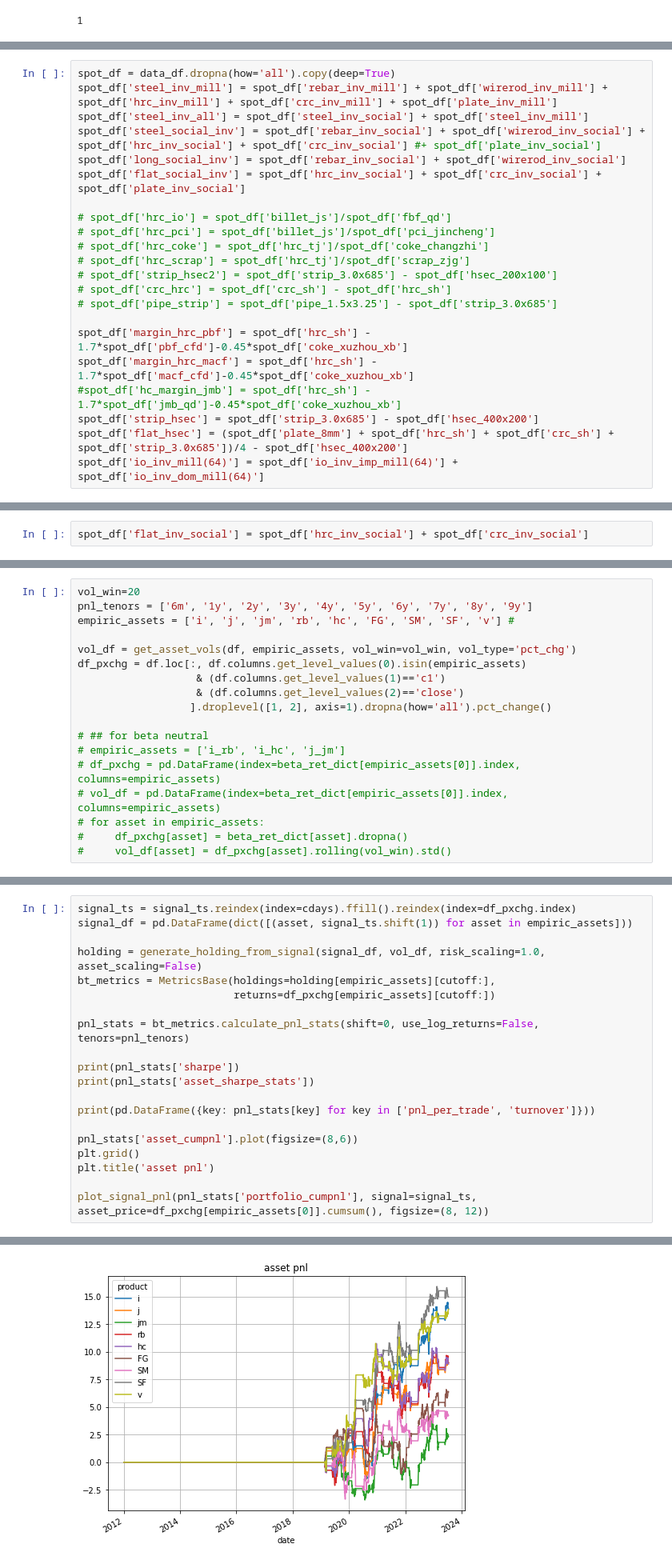
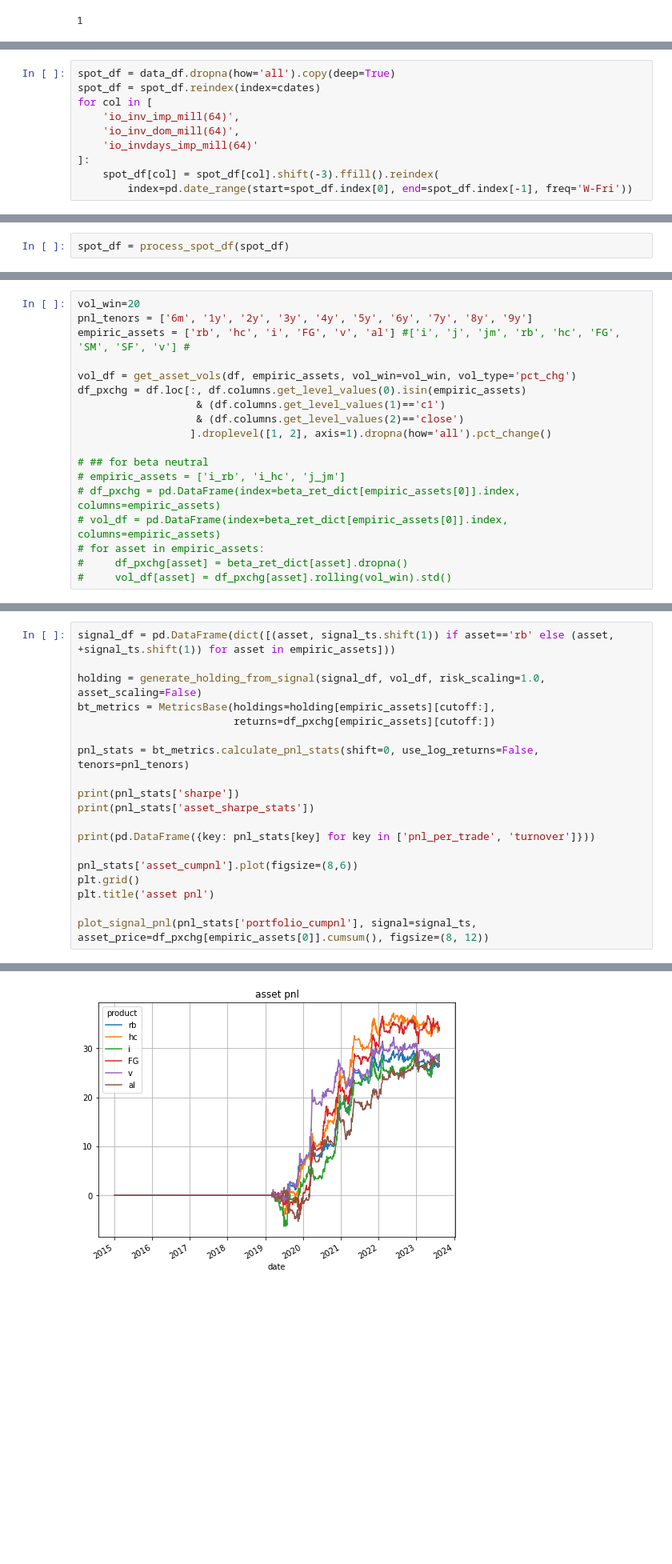
Before and after one commit to harvey1673/pyktrader3, a Jupyter notebook: bktest/bt_signal - steel inv.ipynb, the cells around one changed output, grey strips where cells are left out. Shown at 80% size. Drawn from its saved outputs; the diff is of its cells as text; blank space fills up the shorter version.

```diff
--- a/bktest/bt_signal - steel inv.ipynb
+++ b/bktest/bt_signal - steel inv.ipynb
@@ -271 +161,11 @@ for col in [
+# %%
+spot_df = data_df.dropna(how='all').copy(deep=True)
+spot_df = spot_df.reindex(index=cdates)
+for col in [
+    'io_inv_imp_mill(64)',
+    'io_inv_dom_mill(64)',
+    'io_invdays_imp_mill(64)'
+]:
+    spot_df[col] = spot_df[col].shift(-3).ffill().reindex(
+        index=pd.date_range(start=spot_df.index[0], end=spot_df.index[-1], freq='W-Fri'))
 # %%
@@ -287,22 +179,2 @@ for col in [
 # %%
-spot_df = data_df.dropna(how='all').copy(deep=True)
-spot_df['steel_inv_mill'] = spot_df['rebar_inv_mill'] + spot_df['wirerod_inv_mill'] + spot_df['hrc_inv_mill'] + spot_df['crc_inv_mill'] + spot_df['plate_inv_mill']
-spot_df['steel_inv_all'] = spot_df['steel_inv_social'] + spot_df['steel_inv_mill']
-spot_df['steel_social_inv'] = spot_df['rebar_inv_social'] + spot_df['wirerod_inv_social'] + spot_df['hrc_inv_social'] + spot_df['crc_inv_social'] #+ spot_df['plate_inv_social']
-spot_df['long_social_inv'] = spot_df['rebar_inv_social'] + spot_df['wirerod_inv_social']
-spot_df['flat_social_inv'] = spot_df['hrc_inv_social'] + spot_df['crc_inv_social'] + spot_df['plate_inv_social']
-
-# spot_df['hrc_io'] = spot_df['billet_js']/spot_df['fbf_qd']
-# spot_df['hrc_pci'] = spot_df['billet_js']/spot_df['pci_jincheng']
-# spot_df['hrc_coke'] = spot_df['hrc_tj']/spot_df['coke_changzhi']
-# spot_df['hrc_scrap'] = spot_df['hrc_tj']/spot_df['scrap_zjg']
-# spot_df['strip_hsec2'] = spot_df['strip_3.0x685'] - spot_df['hsec_200x100']
-# spot_df['crc_hrc'] = spot_df['crc_sh'] - spot_df['hrc_sh']
-# spot_df['pipe_strip'] = spot_df['pipe_1.5x3.25'] - spot_df['strip_3.0x685']
-
-spot_df['margin_hrc_pbf'] = spot_df['hrc_sh'] - 1.7*spot_df['pbf_cfd']-0.45*spot_df['coke_xuzhou_xb']
-spot_df['margin_hrc_macf'] = spot_df['hrc_sh'] - 1.7*spot_df['macf_cfd']-0.45*spot_df['coke_xuzhou_xb']
-#spot_df['hc_margin_jmb'] = spot_df['hrc_sh'] - 1.7*spot_df['jmb_qd']-0.45*spot_df['coke_xuzhou_xb']
-spot_df['strip_hsec'] = spot_df['strip_3.0x685'] - spot_df['hsec_400x200']
-spot_df['flat_hsec'] = (spot_df['plate_8mm'] + spot_df['hrc_sh'] + spot_df['crc_sh'] + spot_df['strip_3.0x685'])/4 - spot_df['hsec_400x200']
-spot_df['io_inv_mill(64)'] = spot_df['io_inv_imp_mill(64)'] + spot_df['io_inv_dom_mill(64)']
+spot_df = process_spot_df(spot_df)
@@ -311,5 +181,3 @@ KeyError: 'rebar_inv_mill'
-# %%
-spot_df['flat_inv_social'] = spot_df['hrc_inv_social'] + spot_df['crc_inv_social']
 # %%
 # spot_df = spot_df.reindex(index=pd.date_range(spot_df.index[0], spot_df.index[-1], freq='D', name='date'))
 
@@ -322,7 +190,7 @@ spot_df['flat_inv_social'] = spot_df['hrc_inv_social'] + spot_df['crc_inv_social
 # %%
 vol_win=20
 pnl_tenors = ['6m', '1y', '2y', '3y', '4y', '5y', '6y', '7y', '8y', '9y']
-empiric_assets = ['i', 'j', 'jm', 'rb', 'hc', 'FG', 'SM', 'SF', 'v'] #
+empiric_assets = ['rb', 'hc', 'i', 'FG', 'v', 'al'] #['i', 'j', 'jm', 'rb', 'hc', 'FG', 'SM', 'SF', 'v'] #
 
 vol_df = get_asset_vols(df, empiric_assets, vol_win=vol_win, vol_type='pct_chg')
 df_pxchg = df.loc[:, df.columns.get_level_values(0).isin(empiric_assets)
@@ -491,6 +381,5 @@ signal_ts = pd.concat(sig_ts_list, axis=1).mean(axis=1)
 # %%
-signal_ts = signal_ts.reindex(index=cdays).ffill().reindex(index=df_pxchg.index)
-signal_df = pd.DataFrame(dict([(asset, signal_ts.shift(1)) for asset in empiric_assets]))
+signal_df = pd.DataFrame(dict([(asset, signal_ts.shift(1)) if asset=='rb' else (asset, +signal_ts.shift(1)) for asset in empiric_assets]))
 
 holding = generate_holding_from_signal(signal_df, vol_df, risk_scaling=1.0, asset_scaling=False)
 bt_metrics = MetricsBase(holdings=holding[empiric_assets][cutoff:],
@@ -529 +418 @@ v           109.314783   9.975778
-[figure, old version]
+[figure, new version]
```
Also changed, not shown: parts of 10 cells of this notebook, 5 other files.
